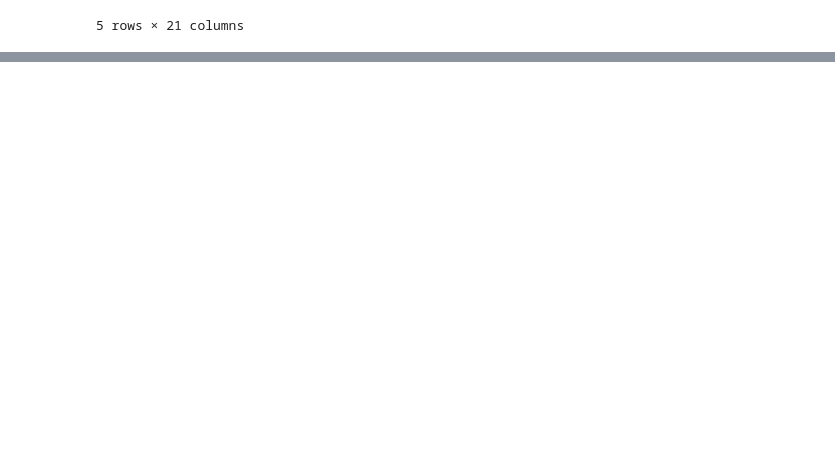
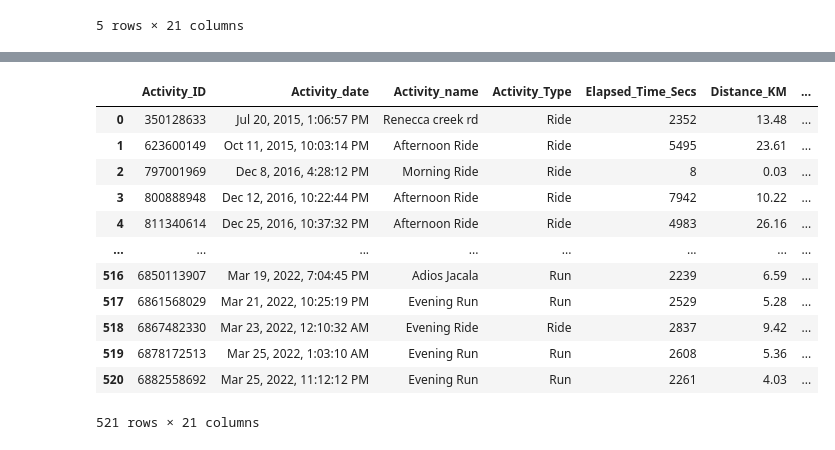
Before and after one commit to brianclements03/my_strava_project, a Jupyter notebook: Activities_Exploration_Pyspark.ipynb, the cells around one changed output, grey strips where cells are left out. Cells and saved outputs as stored; diff of their text form; code cells hidden in the pictures; blank space fills up the shorter version.

Commit message:
change gitignore and this close to classifying activity as NRC or Strava

```diff
--- a/Activities_Exploration_Pyspark.ipynb
+++ b/Activities_Exploration_Pyspark.ipynb
@@ -871,0 +936,3 @@ not_rides[not_rides.Distance_KM>15]
+# %%
+tempdf = pd.merge(copy, just_strava, on=['Activity_date'], how='left', indicator=True)#.tail(20)
+# copy.join(just_strava.Activity_ID, on='Activity_ID')
@@ -871,0 +949,2 @@ not_rides[not_rides.Distance_KM>15]
+# %%
+tempdf = tempdf.rename(columns={'Activity_ID_x':'Activity_ID', 'Calories_x':'Calories'})
@@ -871,0 +957,6 @@ not_rides[not_rides.Distance_KM>15]
+# %%
+keep = copy.columns.to_list()
+# %%
+keep=keep[1:]
+keep.append('_merge')
+keep
@@ -871,0 +981,16 @@ not_rides[not_rides.Distance_KM>15]
+# %%
+tempdf[keep]
+# %% [output]
+|  | Activity_ID | Activity_date | Activity_name | Activity_Type | Elapsed_Time_Secs | Distance_KM | ... |
+| 0 | 350128633 | Jul 20, 2015, 1:06:57 PM | Renecca creek rd | Ride | 2352 | 13.48 | ... |
+| 1 | 623600149 | Oct 11, 2015, 10:03:14 PM | Afternoon Ride | Ride | 5495 | 23.61 | ... |
+| 2 | 797001969 | Dec 8, 2016, 4:28:12 PM | Morning Ride | Ride | 8 | 0.03 | ... |
+| 3 | 800888948 | Dec 12, 2016, 10:22:44 PM | Afternoon Ride | Ride | 7942 | 10.22 | ... |
+| 4 | 811340614 | Dec 25, 2016, 10:37:32 PM | Afternoon Ride | Ride | 4983 | 26.16 | ... |
+| ... | ... | ... | ... | ... | ... | ... | ... |
+| 516 | 6850113907 | Mar 19, 2022, 7:04:45 PM | Adios Jacala | Run | 2239 | 6.59 | ... |
+| 517 | 6861568029 | Mar 21, 2022, 10:25:19 PM | Evening Run | Run | 2529 | 5.28 | ... |
+| 518 | 6867482330 | Mar 23, 2022, 12:10:32 AM | Evening Ride | Ride | 2837 | 9.42 | ... |
+| 519 | 6878172513 | Mar 25, 2022, 1:03:10 AM | Evening Run | Run | 2608 | 5.36 | ... |
+| 520 | 6882558692 | Mar 25, 2022, 11:12:12 PM | Evening Run | Run | 2261 | 4.03 | ... |
+521 rows × 21 columns
```
Also changed, not shown: parts of 26 cells of this notebook, 1 other file.
